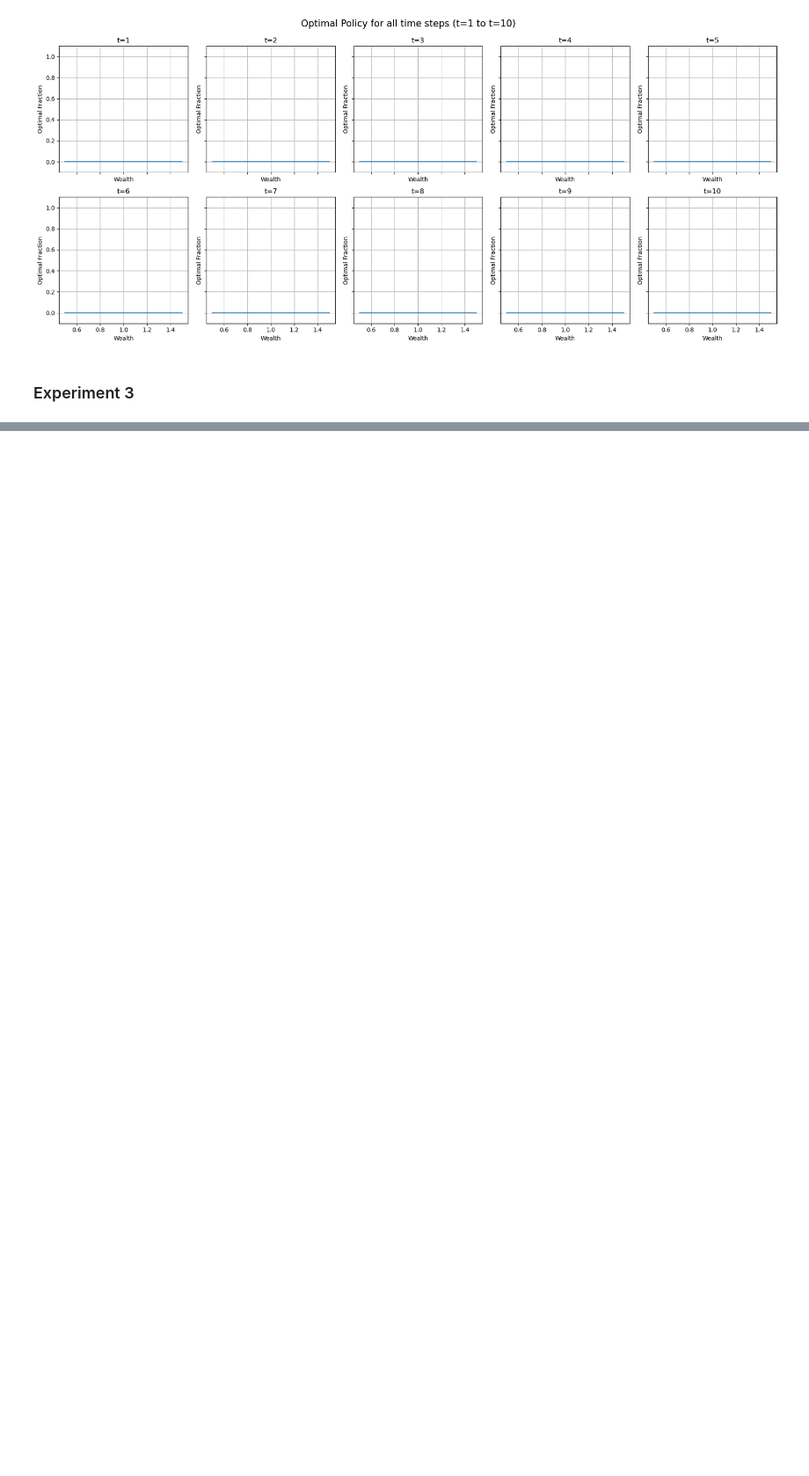
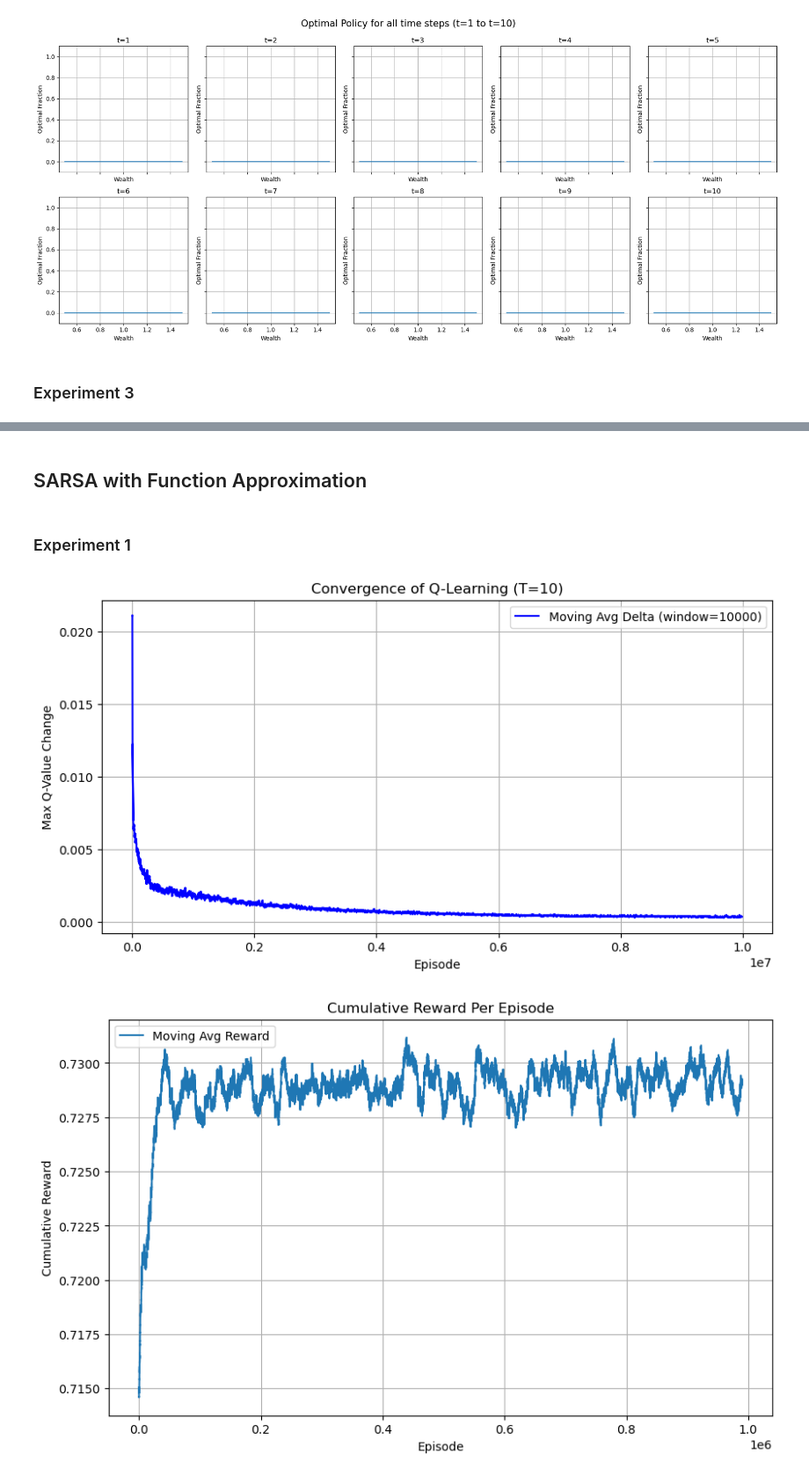
Before and after one commit to cktangae/rl-course, a Jupyter notebook: discrete_asset_allocation.ipynb, the cells around one changed output, grey strips where cells are left out. Shown at 88% size. Cells and saved outputs as stored; diff of their text form; code cells hidden in the pictures; blank space fills up the shorter version.

```diff
--- a/discrete_asset_allocation.ipynb
+++ b/discrete_asset_allocation.ipynb
@@ -297,0 +350,10 @@ class DiscreteAssetAllocationAgent:
+# %%
+class SARSAAgent(BaseAssetAllocationAgent):
+    """SARSA implementation for asset allocation."""
+
+    def q_value_next(self, state, action, is_last_step, next_state):
+        """Compute next Q-value using Q-value of next action from policy (on-policy)."""
+        if is_last_step:
+            return 0
+        next_action = self.get_action(next_state)
+        return self.q_value(next_state, next_action)
@@ -477,0 +560,32 @@ visualize_training_result(env, agent)
+# %% [markdown]
+## SARSA with Function Approximation
+# %% [markdown]
+### Experiment 1
+# %%
+num_episodes = 1000000
+env = DiscreteAssetAllocationEnv(
+    max_steps=10,
+    risk_free_rate=0.005,
+    risky_up_prob=1.0,
+    risky_up_rate=0.03,
+    risky_down_rate=0.00,
+    risk_aversion=1.0,
+    action_count=10
+)
+
+agent = SARSAAgent(
+    env=env,
+    q_function=LinearQFunction(max_steps=env.max_steps),
+    epsilon_start=0.5,
+    epsilon_end=0.01,
+    epsilon_decay=1 / (num_episodes / 100),
+    learning_rate_start=0.1,
+    learning_rate_decay=1 / (num_episodes / 10),
+    discount_factor=1.0
+)
+
+training(env, agent, num_episodes)
+visualize_training_result(env, agent)
+# %% [output]
+[figure, added]
+[figure, added]
```
Also changed, not shown: parts of 26 cells of this notebook.
